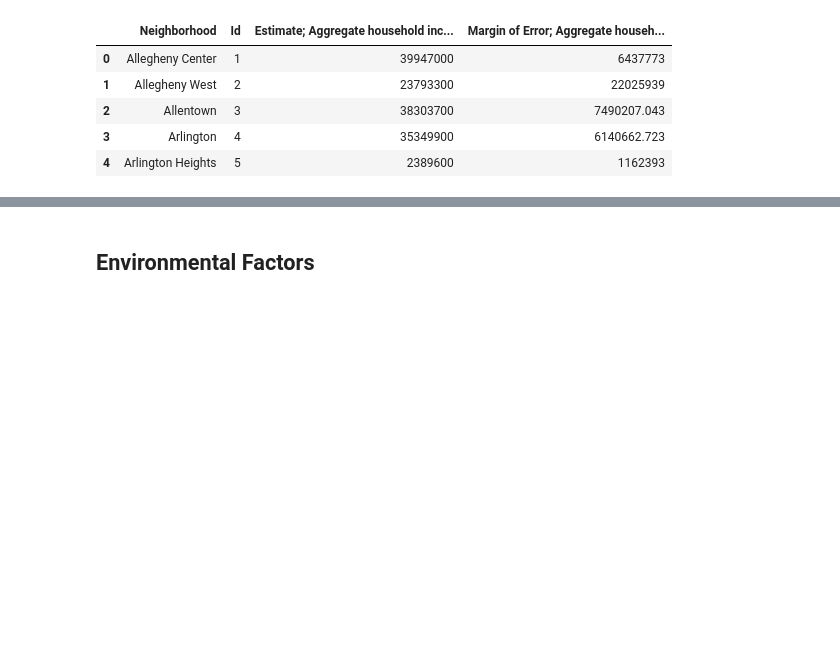
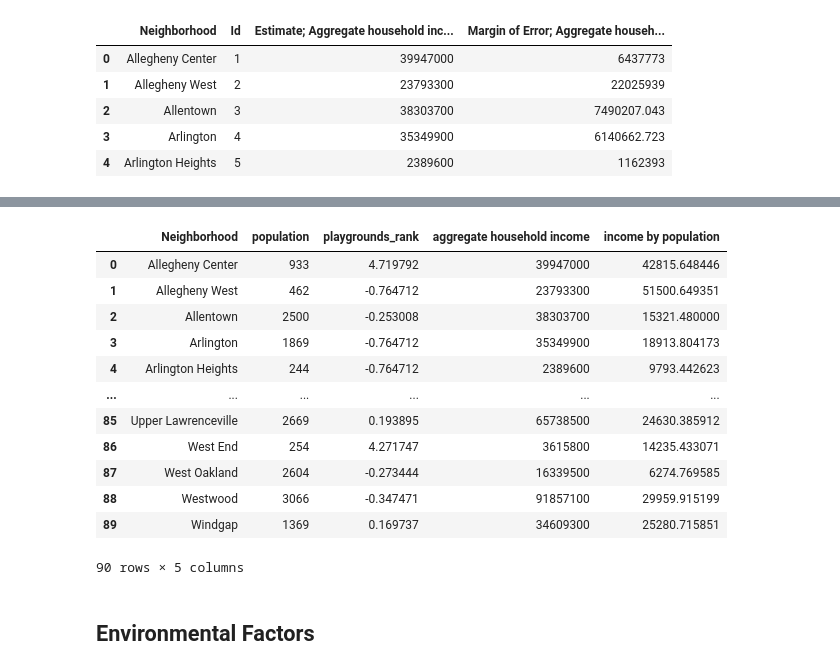
Before and after one commit to blm135/CMPINF0010-Final-Project, a Jupyter notebook: Final-Project.ipynb, the cells around one changed output, grey strips where cells are left out. Drawn from its saved outputs; the diff is of its cells as text; code cells hidden in the pictures; blank space fills up the shorter version.

```diff
--- a/Final-Project.ipynb
+++ b/Final-Project.ipynb
@@ -155,3 +156,6 @@ total.sort_values(by=["playgrounds per 1000 people"], ascending=False)
 | 14 | California-Kirkbride | 761 | 0 | 0.000000 | 8.933420 | -0.764712 |
 | 16 | Central Business District | 3629 | 0 | 0.000000 | 8.933420 | -0.764712 |
 90 rows × 6 columns
+# %%
+total = total.filter(["Neighborhood", "population", "playgrounds_rank"])
+total
@@ -189,4 +208,22 @@ income.sort_values(by=["aggregate household income"], ascending=True)
 91 rows × 2 columns
+# %%
+total = pd.merge(left=total, right=income, left_on='Neighborhood', right_on='Neighborhood')
+total["income by population"] = total["aggregate household income"].divide(total["population"], fill_value=0)
+total
+# %% [output]
+|  | Neighborhood | population | playgrounds_rank | aggregate household income | income by population |
+| 0 | Allegheny Center | 933 | 4.719792 | 39947000 | 42815.648446 |
+| 1 | Allegheny West | 462 | -0.764712 | 23793300 | 51500.649351 |
+| 2 | Allentown | 2500 | -0.253008 | 38303700 | 15321.480000 |
+| 3 | Arlington | 1869 | -0.764712 | 35349900 | 18913.804173 |
+| 4 | Arlington Heights | 244 | -0.764712 | 2389600 | 9793.442623 |
+| ... | ... | ... | ... | ... | ... |
+| 85 | Upper Lawrenceville | 2669 | 0.193895 | 65738500 | 24630.385912 |
+| 86 | West End | 254 | 4.271747 | 3615800 | 14235.433071 |
+| 87 | West Oakland | 2604 | -0.273444 | 16339500 | 6274.769585 |
+| 88 | Westwood | 3066 | -0.347471 | 91857100 | 29959.915199 |
+| 89 | Windgap | 1369 | 0.169737 | 34609300 | 25280.715851 |
+90 rows × 5 columns
 # %% [markdown]
 ## Environmental Factors
 # %%
```
Also changed, not shown: parts of 4 cells of this notebook.
